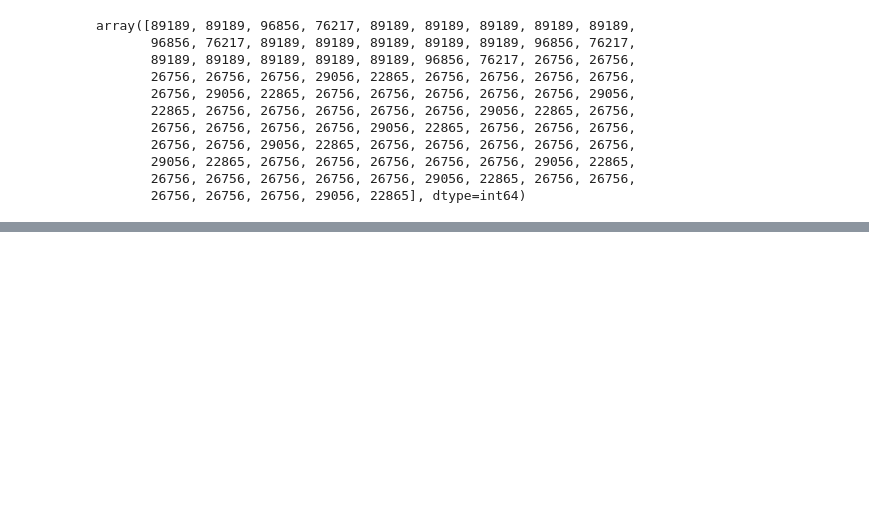
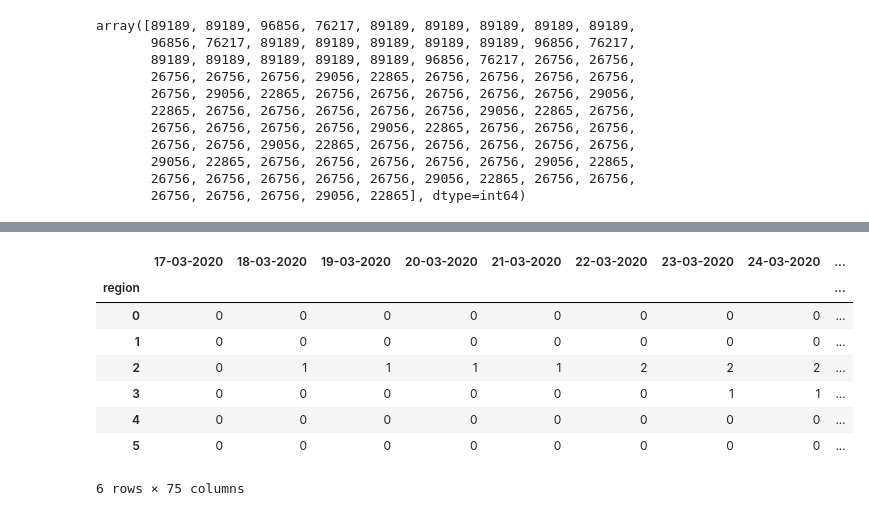
Before and after one commit to edtrelo/COVID19Model, a Jupyter notebook: src/model/EDAregions.ipynb, the cells around one changed output, grey strips where cells are left out. Drawn from its saved outputs; the diff is of its cells as text; code cells hidden in the pictures; blank space fills up the shorter version.

```diff
--- a/src/model/EDAregions.ipynb
+++ b/src/model/EDAregions.ipynb
@@ -361,0 +394,15 @@ plt.plot(t, fuerza1D(ajuste.x, t, 2))
+# %%
+casos = pd.read_csv('https://raw.githubusercontent.com/edtrelo/COVID19Model/main/data/cleandata/datosepi/defunciones_reg.csv',
+                   index_col = 0)
+# %%
+casos.cumsum(axis = 1).iloc[:, :75]
+# %% [output]
+|  | 17-03-2020 | 18-03-2020 | 19-03-2020 | 20-03-2020 | 21-03-2020 | 22-03-2020 | 23-03-2020 | 24-03-2020 | ... |
+| region |  |  |  |  |  |  |  |  | ... |
+| 0 | 0 | 0 | 0 | 0 | 0 | 0 | 0 | 0 | ... |
+| 1 | 0 | 0 | 0 | 0 | 0 | 0 | 0 | 0 | ... |
+| 2 | 0 | 1 | 1 | 1 | 1 | 2 | 2 | 2 | ... |
+| 3 | 0 | 0 | 0 | 0 | 0 | 0 | 1 | 1 | ... |
+| 4 | 0 | 0 | 0 | 0 | 0 | 0 | 0 | 0 | ... |
+| 5 | 0 | 0 | 0 | 0 | 0 | 0 | 0 | 0 | ... |
+6 rows × 75 columns
```
Also changed, not shown: parts of 19 cells of this notebook, 1 other file.
